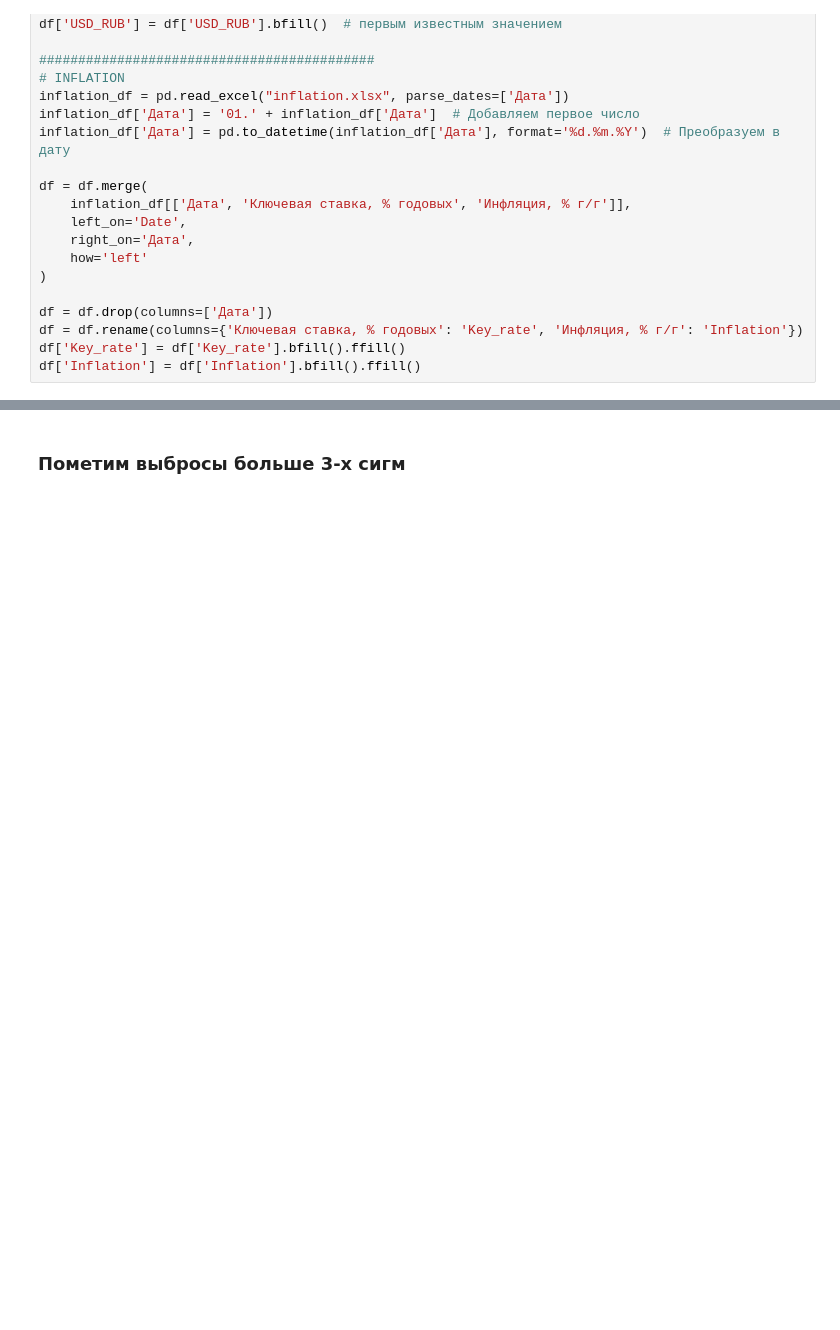
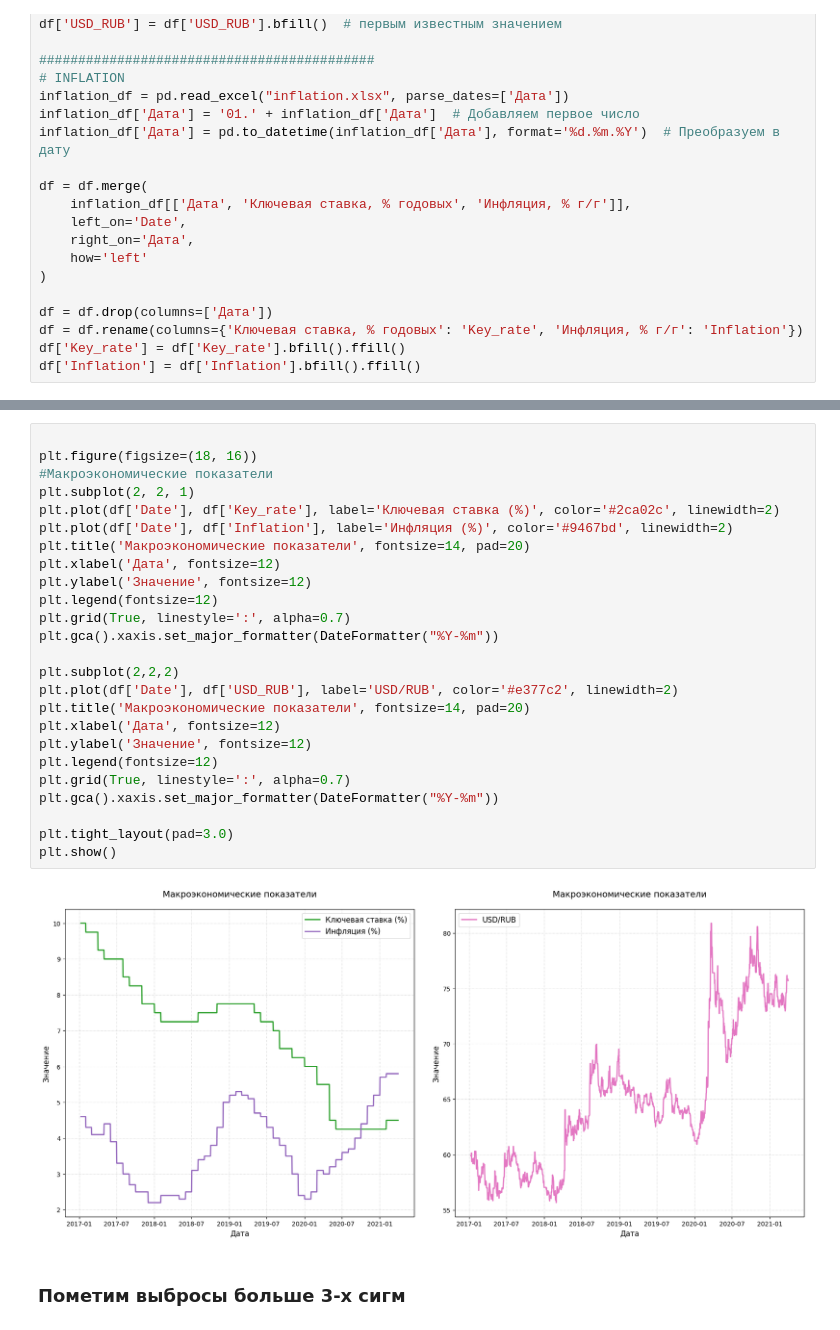
Before and after one commit to serovks/Balances_time_series, a Jupyter notebook: times_series_project.ipynb, the cells around one changed output, grey strips where cells are left out. Saved outputs shown, nothing was run; the diff lists cells and outputs as text; blank space fills up the shorter version.

```diff
--- a/times_series_project.ipynb
+++ b/times_series_project.ipynb
@@ -145,3 +178,30 @@ df['Inflation'] = df['Inflation'].bfill().ffill()
+# %%
+
+plt.figure(figsize=(18, 16))
+#Макроэкономические показатели
+plt.subplot(2, 2, 1)
+plt.plot(df['Date'], df['Key_rate'], label='Ключевая ставка (%)', color='#2ca02c', linewidth=2)
+plt.plot(df['Date'], df['Inflation'], label='Инфляция (%)', color='#9467bd', linewidth=2)
+plt.title('Макроэкономические показатели', fontsize=14, pad=20)
+plt.xlabel('Дата', fontsize=12)
+plt.ylabel('Значение', fontsize=12)
+plt.legend(fontsize=12)
+plt.grid(True, linestyle=':', alpha=0.7)
+plt.gca().xaxis.set_major_formatter(DateFormatter("%Y-%m"))
+
+plt.subplot(2,2,2)
+plt.plot(df['Date'], df['USD_RUB'], label='USD/RUB', color='#e377c2', linewidth=2)
+plt.title('Макроэкономические показатели', fontsize=14, pad=20)
+plt.xlabel('Дата', fontsize=12)
+plt.ylabel('Значение', fontsize=12)
+plt.legend(fontsize=12)
+plt.grid(True, linestyle=':', alpha=0.7)
+plt.gca().xaxis.set_major_formatter(DateFormatter("%Y-%m"))
+
+plt.tight_layout(pad=3.0)
+plt.show()
+# %% [output]
+[figure, added]
 # %% [markdown]
 ### Пометим выбросы больше 3-х сигм
 # %%
```
Also changed, not shown: parts of 7 cells of this notebook.
